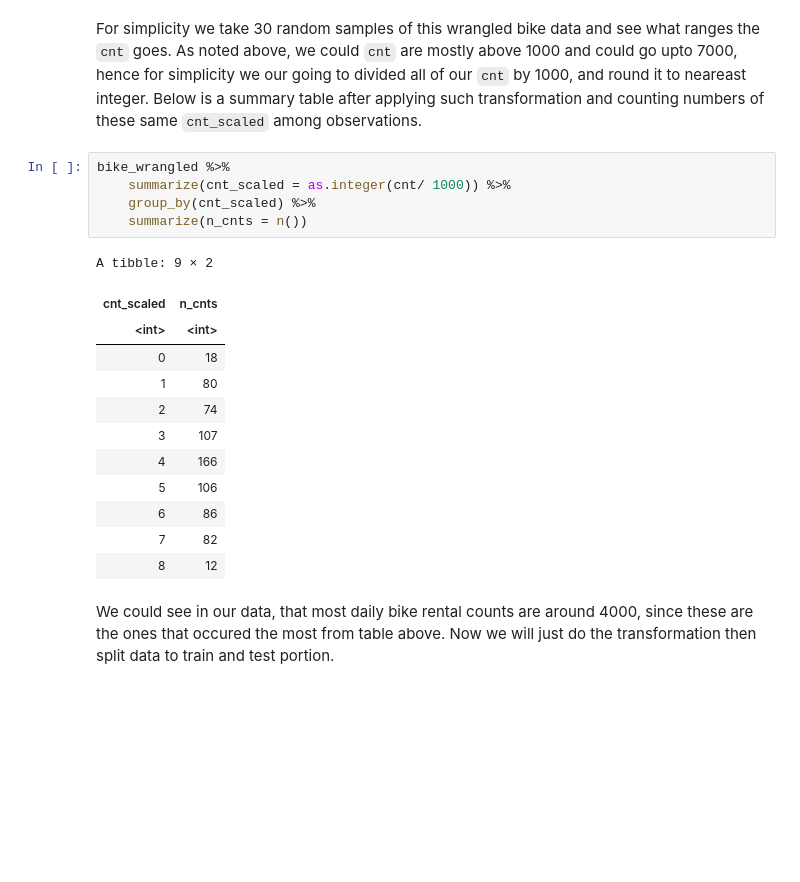
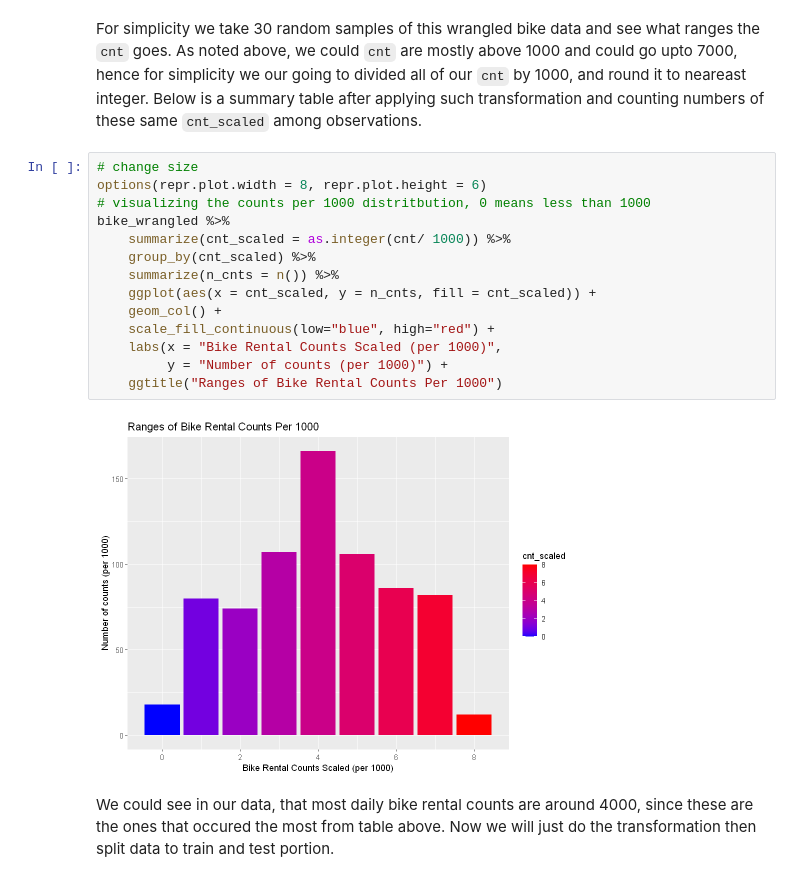
Before and after one commit to tonyliang19/stat301-group-project, a Jupyter notebook: src/methods_tony.ipynb, the cells around one changed output. Drawn from its saved outputs; the diff is of its cells as text; blank space fills up the shorter version.

Commit message:
add a plot instead of table

```diff
--- a/src/methods_tony.ipynb
+++ b/src/methods_tony.ipynb
@@ -290,23 +290,21 @@ sample_n(size = 30, bike_wrangled)$cnt
 # %% [markdown]
 For simplicity we take 30 random samples of this wrangled bike data and see what ranges the `cnt` goes. As noted above, we could `cnt` are mostly above 1000 and could go upto 7000, hence for simplicity we our going to divided all of our `cnt`  by 1000, and round it to neareast integer. Below is a summary table after applying such transformation and counting numbers of these same `cnt_scaled` among observations.
 # %%
+# change size
+options(repr.plot.width = 8, repr.plot.height = 6)
+# visualizing the counts per 1000 distritbution, 0 means less than 1000
 bike_wrangled %>%
     summarize(cnt_scaled = as.integer(cnt/ 1000)) %>%
     group_by(cnt_scaled) %>%
-    summarize(n_cnts = n())
+    summarize(n_cnts = n()) %>%
+    ggplot(aes(x = cnt_scaled, y = n_cnts, fill = cnt_scaled)) +
+    geom_col() +
+    scale_fill_continuous(low="blue", high="red") +
+    labs(x = "Bike Rental Counts Scaled (per 1000)",
+         y = "Number of counts (per 1000)") +
+    ggtitle("Ranges of Bike Rental Counts Per 1000")
 # %% [output]
-A tibble: 9 × 2
-| cnt_scaled | n_cnts |
-| <int> | <int> |
-| 0 | 18 |
-| 1 | 80 |
-| 2 | 74 |
-| 3 | 107 |
-| 4 | 166 |
-| 5 | 106 |
-| 6 | 86 |
-| 7 | 82 |
-| 8 | 12 |
+[figure, added]
 # %% [markdown]
 We could see in our data, that most daily bike rental counts are around 4000, since these are the ones that occured the most from table above. Now we will just do the transformation then split data to train and test portion.
 # %%
```
Also changed, not shown: parts of 2 cells of this notebook.
